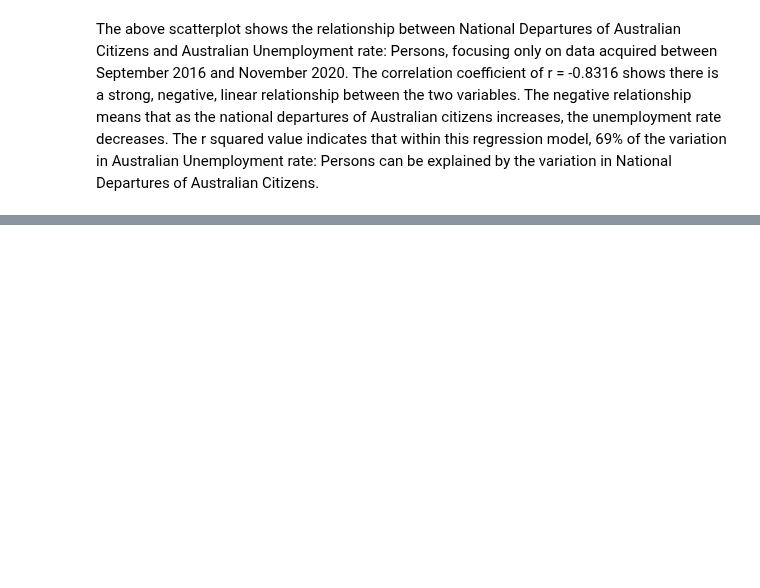
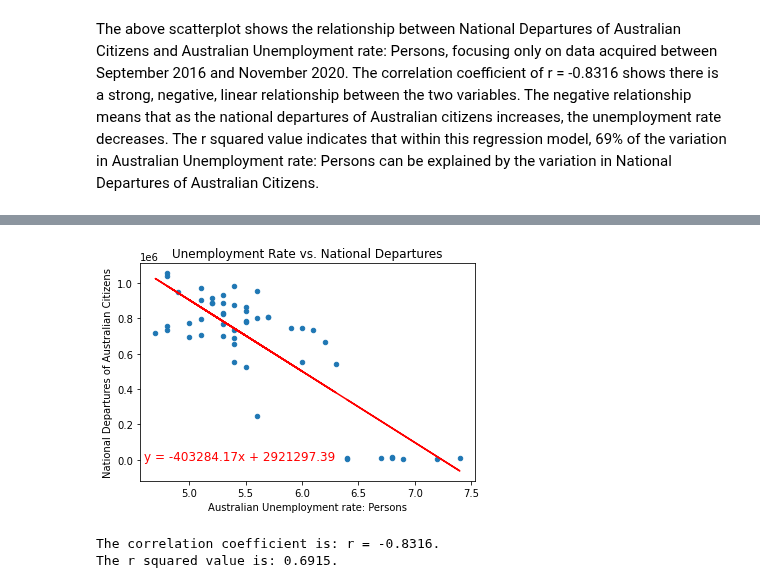
Before and after one commit to tomjp90/Project-1, a Jupyter notebook: Graph_4/Graph_4.ipynb, the cells around one changed output, grey strips where cells are left out. Saved outputs shown, nothing was run; the diff lists cells and outputs as text; code cells hidden in the pictures; blank space fills up the shorter version.

```diff
--- a/Graph_4/Graph_4.ipynb
+++ b/Graph_4/Graph_4.ipynb
@@ -218,0 +230,34 @@ The above scatterplot shows the relationship between National Departures of Aust
+# %%
+# Calculating linear regression
+
+# Plotting the scatterplot
+graph = merged_df.plot(kind = "scatter", x = "Australian Unemployment rate: Persons",
+                       y = "National Departures of Australian Citizens", title = "Unemployment Rate vs. National Departures")
+#Setting variables
+x_value = merged_df["Australian Unemployment rate: Persons"]
+y_value = merged_df["National Departures of Australian Citizens"]
+
+# Calculating the regression line
+(slope, intercept, rvalue, pvalue, stderr) = st.linregress(x_value, y_value)
+regress_values = x_value * slope + intercept
+line_eq = "y = " + str(round(slope,2)) + "x + " + str(round(intercept,2))
+
+# Plotting the regression line
+plt.plot(x_value, regress_values, "r-")
+plt.annotate(line_eq,(4.6,0), fontsize=12,color="red")
+
+# Saving image
+#plt.savefig('unemployment_vs_departures_regression.png')
+
+# Show plot
+plt.show()
+
+# Printing r value
+print(f"The correlation coefficient is: r = {round(rvalue, 4)}.")
+
+# Printing r squared value
+print(f"The r squared value is: {round(rvalue**2, 4)}.")
+# %% [output]
+[figure, added]
+The correlation coefficient is: r = -0.8316.
+The r squared value is: 0.6915.
```
Also changed, not shown: parts of 13 cells of this notebook.
